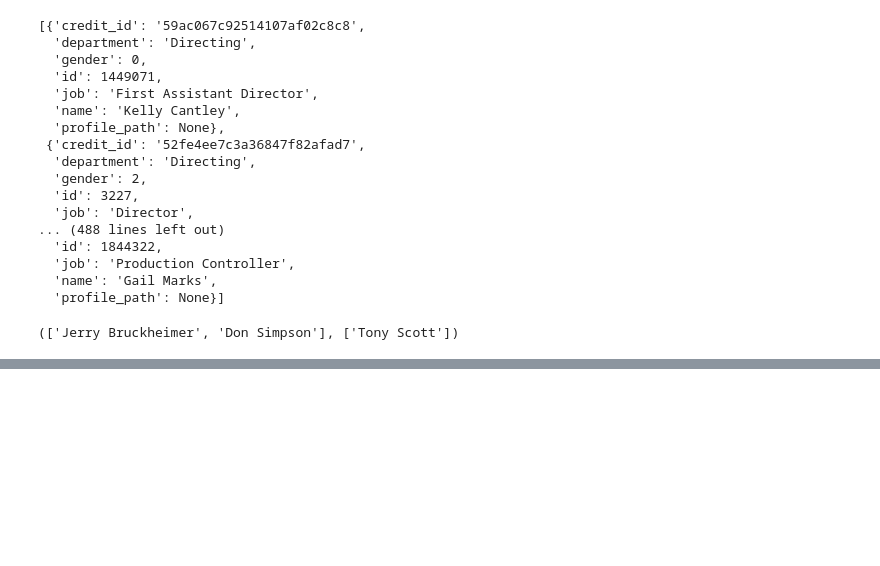
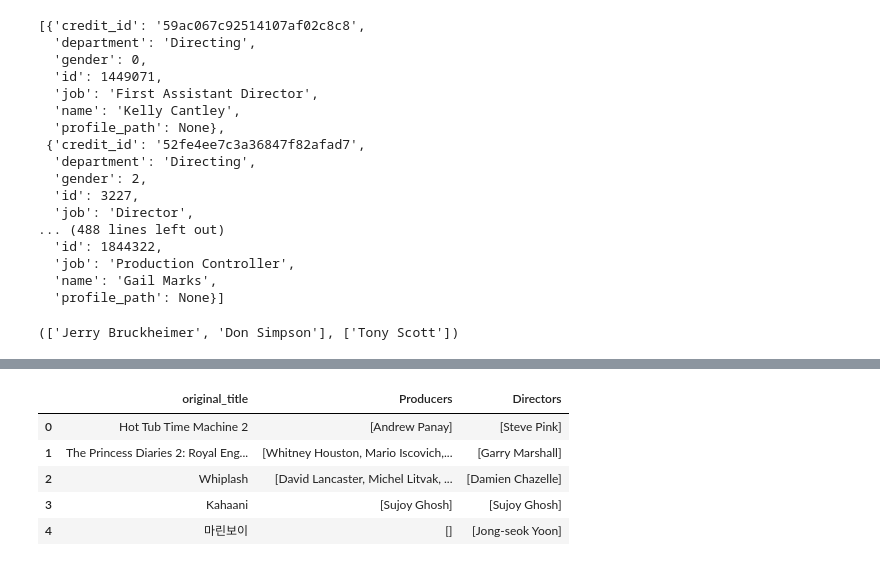
Before and after one commit to rishabhk1501/EDA-on-IMDB-Dataset, a Jupyter notebook: EDA_on_IMDB_Dataset.ipynb, the cells around one changed output, grey strips where cells are left out. Saved outputs shown, nothing was run; the diff lists cells and outputs as text; code cells hidden in the pictures; blank space fills up the shorter version.

```diff
--- a/EDA_on_IMDB_Dataset.ipynb
+++ b/EDA_on_IMDB_Dataset.ipynb
@@ -458,3 +459,6 @@ def get_producers_and_directors(crew_list):
 get_producers_and_directors(imdb_df_no_na_crew.loc[600,'crew'])
 # %% [output]
 (['Jerry Bruckheimer', 'Don Simpson'], ['Tony Scott'])
+# %%
+# Creating two new columns Producers and Directors
+imdb_df_new[['Producers', 'Directors']] = imdb_df_new.apply(lambda row: get_producers_and_directors(row['crew']), axis=1, result_type='expand')
@@ -460,0 +474,11 @@ get_producers_and_directors(imdb_df_no_na_crew.loc[600,'crew'])
+# %%
+movie_prod_dir_df = imdb_df_new[['original_title', 'Producers', 'Directors']]
+# %%
+movie_prod_dir_df.head()
+# %% [output]
+|  | original_title | Producers | Directors |
+| 0 | Hot Tub Time Machine 2 | [Andrew Panay] | [Steve Pink] |
+| 1 | The Princess Diaries 2: Royal Eng... | [Whitney Houston, Mario Iscovich,... | [Garry Marshall] |
+| 2 | Whiplash | [David Lancaster, Michel Litvak, ... | [Damien Chazelle] |
+| 3 | Kahaani | [Sujoy Ghosh] | [Sujoy Ghosh] |
+| 4 | 마린보이 | [] | [Jong-seok Yoon] |
```
Also changed, not shown: parts of 10 cells of this notebook.
